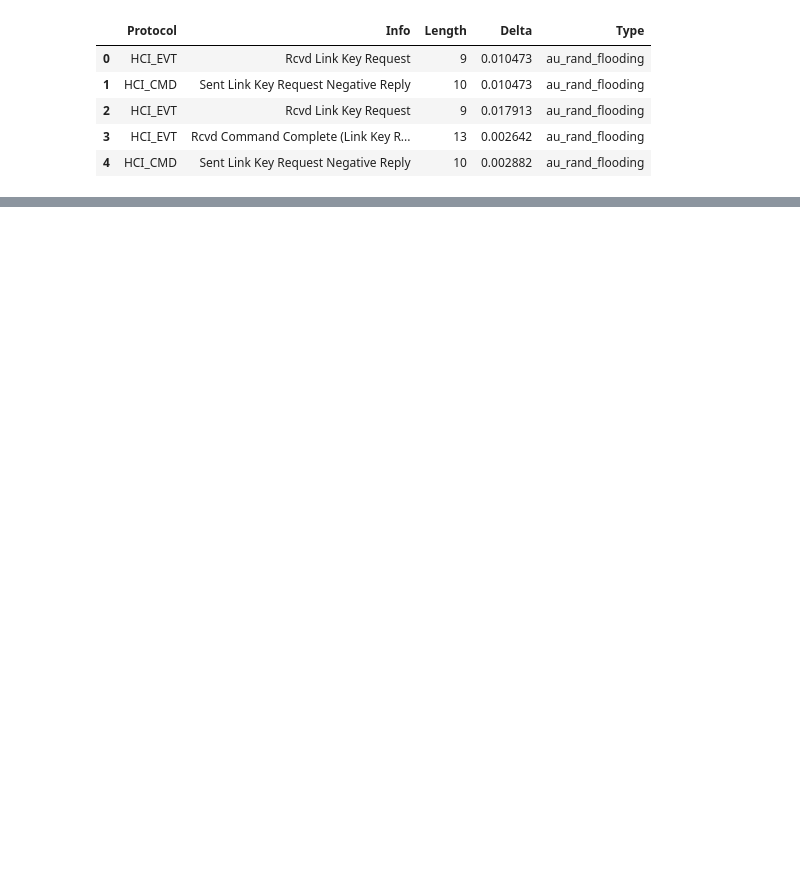
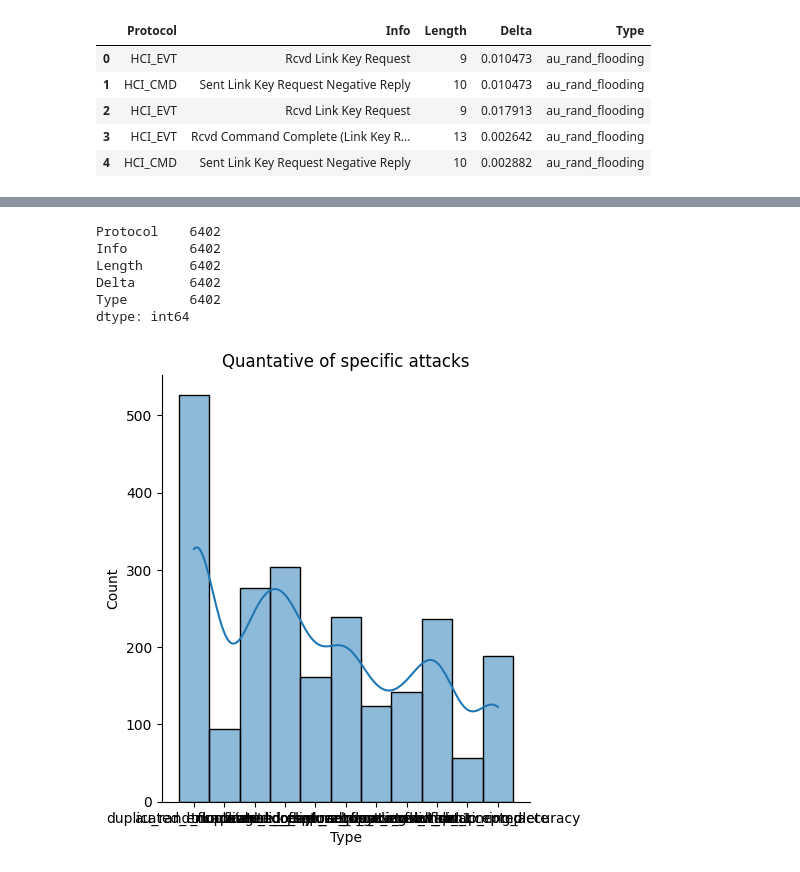
Before and after one commit to Alaninja1209/BrakTooth_Attack, a Jupyter notebook: Project/BrakTooth_Attack.ipynb, the cells around one changed output, grey strips where cells are left out. Cells and saved outputs as stored; diff of their text form; code cells hidden in the pictures; blank space fills up the shorter version.

Commit message:
Visualize dataset

```diff
--- a/Project/BrakTooth_Attack.ipynb
+++ b/Project/BrakTooth_Attack.ipynb
@@ -23,0 +57,20 @@ Length of the dataset:  6402
+# %%
+# Seen if there is non-readable data
+data.notnull().sum()
+# %% [output]
+Protocol    6402
+Info        6402
+Length      6402
+Delta       6402
+Type        6402
+dtype: int64
+# %%
+# Filtering normal variable
+filtered_data = data[data['Type'] != 'normal']
+
+# Making a histogram for the variable type
+sns.displot(data=filtered_data['Type'], kde = True)
+plt.title("Quantative of specific attacks")
+plt.show()
+# %% [output]
+[figure, added]
```
Also changed, not shown: parts of 5 cells of this notebook.
